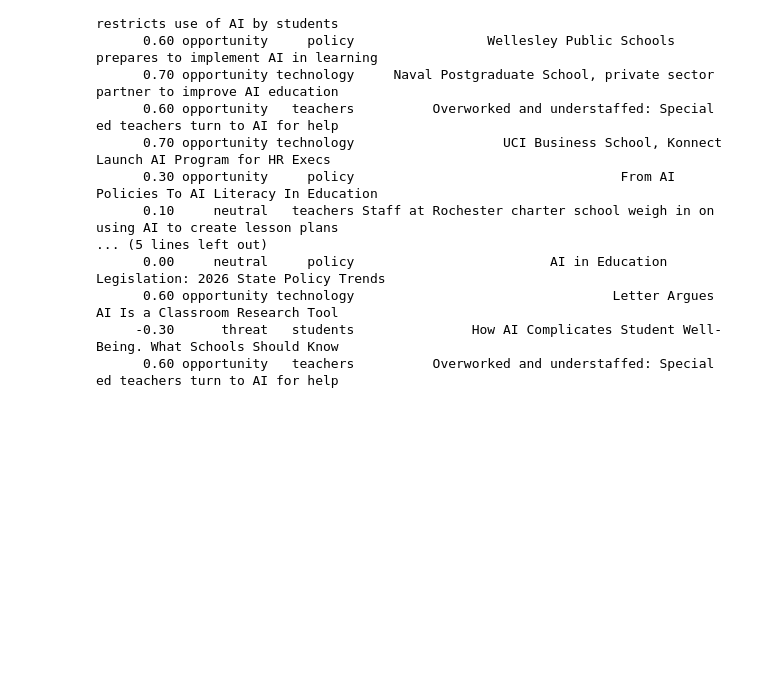
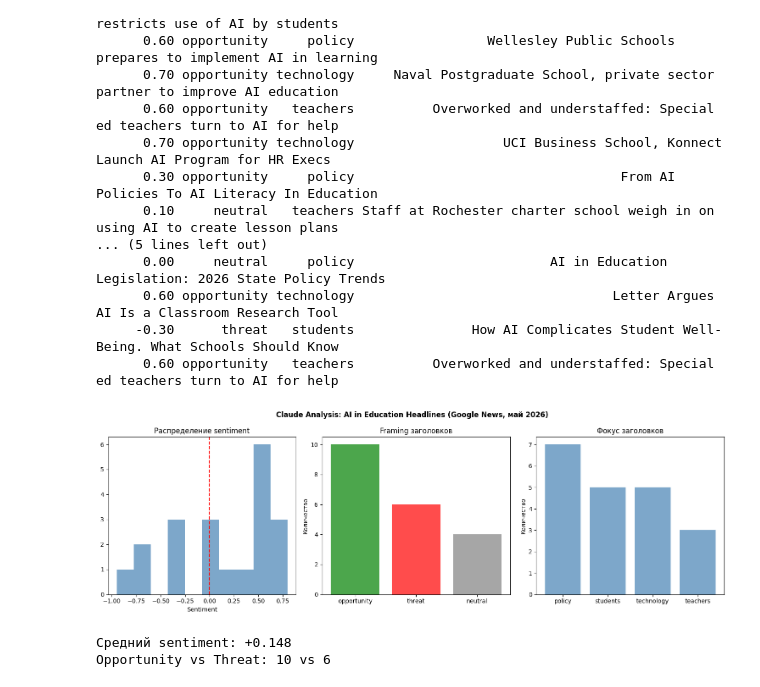
Before and after one commit to massimdaria-app/anthropic-fellows-research, a Jupyter notebook: day3_nlp.ipynb, the cells around one changed output. Drawn from its saved outputs; the diff is of its cells as text; code cells hidden in the pictures; blank space fills up the shorter version.

Commit message:
Day 3 continued: Claude API analysis, 42 real headlines, temporal and source analysis

```diff
--- a/day3_nlp.ipynb
+++ b/day3_nlp.ipynb
@@ -497,3 +497,37 @@ print(df_claude[['sentiment', 'framing', 'focus', 'headline']].to_string(index=F
       0.60 opportunity technology                                 Letter Argues AI Is a Classroom Research Tool
      -0.30      threat   students               How AI Complicates Student Well-Being. What Schools Should Know
       0.60 opportunity   teachers          Overworked and understaffed: Special ed teachers turn to AI for help
+# %%
+fig, axes = plt.subplots(1, 3, figsize=(15, 5))
+
+# График 1: распределение sentiment
+axes[0].hist(df_claude['sentiment'], bins=10, color='steelblue', alpha=0.7)
+axes[0].axvline(x=0, color='red', linestyle='--')
+axes[0].set_title('Распределение sentiment')
+axes[0].set_xlabel('Sentiment')
+
+# График 2: framing
+framing_counts = df_claude['framing'].value_counts()
+colors = ['red' if f == 'threat' else 'green' if f == 'opportunity' else 'gray'
+          for f in framing_counts.index]
+axes[1].bar(framing_counts.index, framing_counts.values, color=colors, alpha=0.7)
+axes[1].set_title('Framing заголовков')
+axes[1].set_ylabel('Количество')
+
+# График 3: focus
+focus_counts = df_claude['focus'].value_counts()
+axes[2].bar(focus_counts.index, focus_counts.values, color='steelblue', alpha=0.7)
+axes[2].set_title('Фокус заголовков')
+axes[2].set_ylabel('Количество')
+
+plt.suptitle('Claude Analysis: AI in Education Headlines (Google News, май 2026)',
+             fontsize=12, fontweight='bold')
+plt.tight_layout()
+plt.show()
+
+print(f"\nСредний sentiment: {df_claude['sentiment'].mean():+.3f}")
+print(f"Opportunity vs Threat: {(df_claude['framing']=='opportunity').sum()} vs {(df_claude['framing']=='threat').sum()}")
+# %% [output]
+[figure, added]
+Средний sentiment: +0.148
+Opportunity vs Threat: 10 vs 6
```
Also changed, not shown: parts of 8 cells of this notebook.
